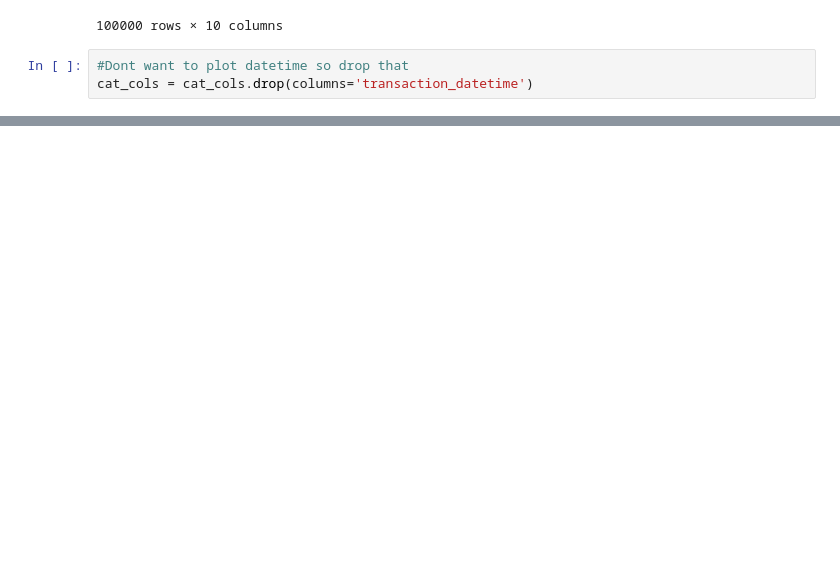
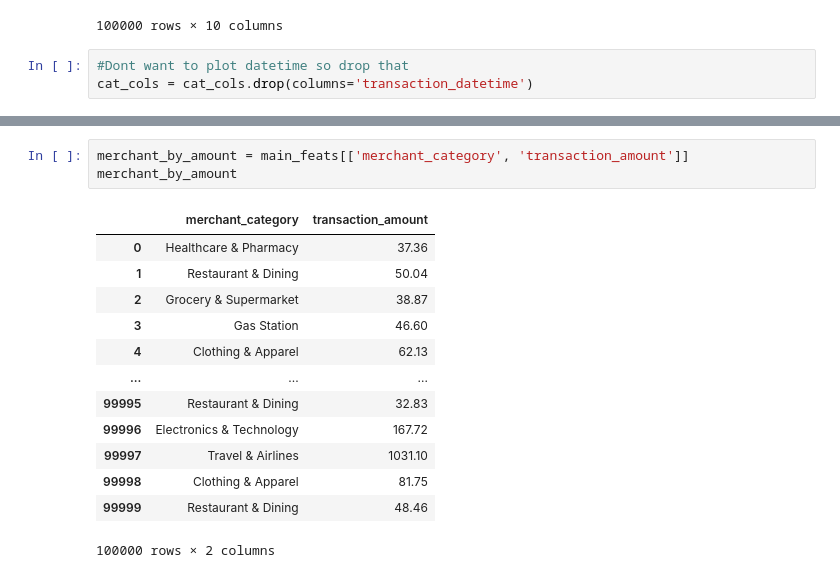
Before and after one commit to LuisRomero01/AppliedML_CreditCardFraud, a Jupyter notebook: Data_Explore.ipynb, the cells around one changed output, grey strips where cells are left out. Cells and saved outputs as stored; diff of their text form; blank space fills up the shorter version.

```diff
--- a/Data_Explore.ipynb
+++ b/Data_Explore.ipynb
@@ -226,0 +265,17 @@ ValueError: hist method requires numerical or datetime columns, nothing to plot.
+# %%
+merchant_by_amount = main_feats[['merchant_category', 'transaction_amount']]
+merchant_by_amount
+# %% [output]
+|  | merchant_category | transaction_amount |
+| 0 | Healthcare & Pharmacy | 37.36 |
+| 1 | Restaurant & Dining | 50.04 |
+| 2 | Grocery & Supermarket | 38.87 |
+| 3 | Gas Station | 46.60 |
+| 4 | Clothing & Apparel | 62.13 |
+| ... | ... | ... |
+| 99995 | Restaurant & Dining | 32.83 |
+| 99996 | Electronics & Technology | 167.72 |
+| 99997 | Travel & Airlines | 1031.10 |
+| 99998 | Clothing & Apparel | 81.75 |
+| 99999 | Restaurant & Dining | 48.46 |
+100000 rows × 2 columns
```
Also changed, not shown: parts of 45 cells of this notebook.
